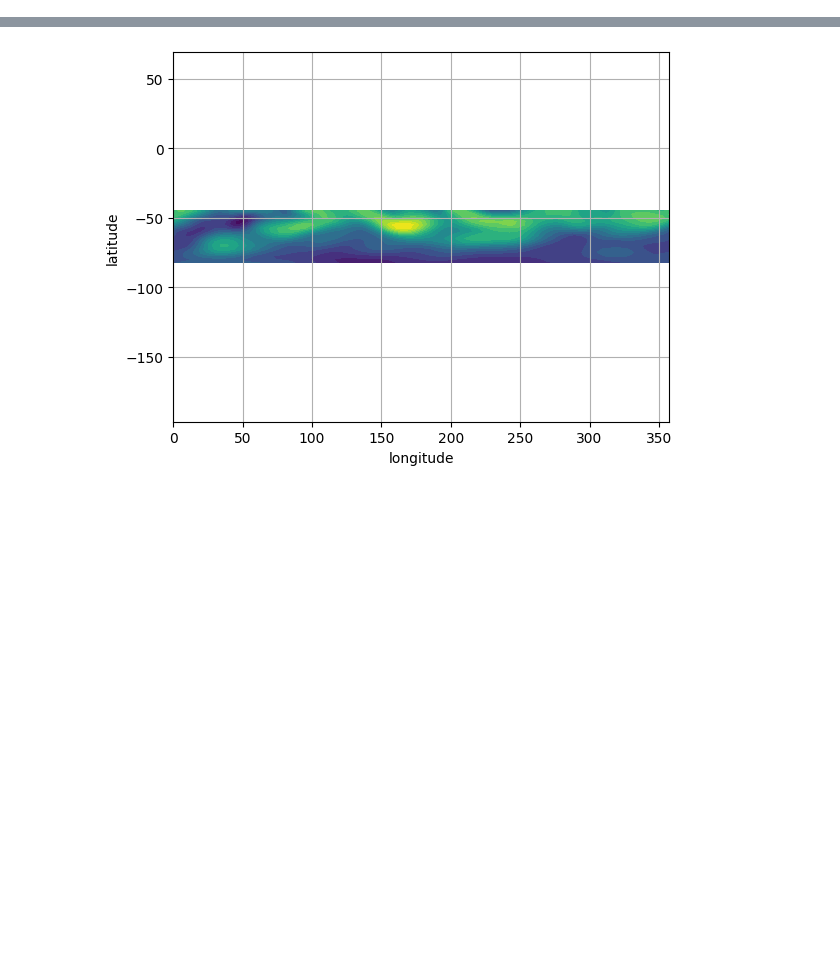
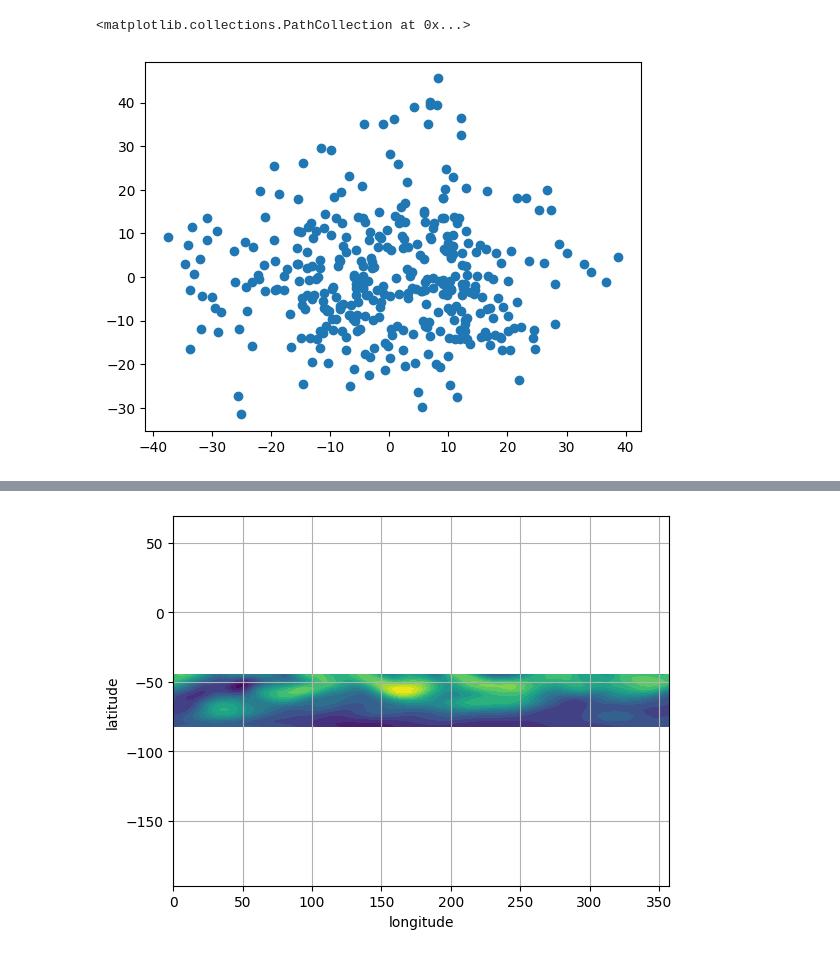
Before and after one commit to callieham/Year-3, a Jupyter notebook: Scientific Computing/project_3_testing.ipynb, the cells around one changed output, grey strips where cells are left out. Cells and saved outputs as stored; diff of their text form; code cells hidden in the pictures; blank space fills up the shorter version.

```diff
--- a/Scientific Computing/project_3_testing.ipynb
+++ b/Scientific Computing/project_3_testing.ipynb
@@ -47,0 +117,10 @@ u_reduced = (Areduced * np.std(X, axis = 0) + np.mean(X, axis = 0)).reshape(np.s
+# %%
+from sklearn.preprocessing import StandardScaler
+from sklearn.decomposition import PCA
+pca = PCA(0.95)
+X_std = pca.fit_transform(A.T)
+np.shape(X_std)
+plt.scatter(X_std[:, 0], X_std[:, 1])
+# %% [output]
+<matplotlib.collections.PathCollection at 0x...>
+[figure, added]
```
Also changed, not shown: parts of 22 cells of this notebook, 4 other files.
